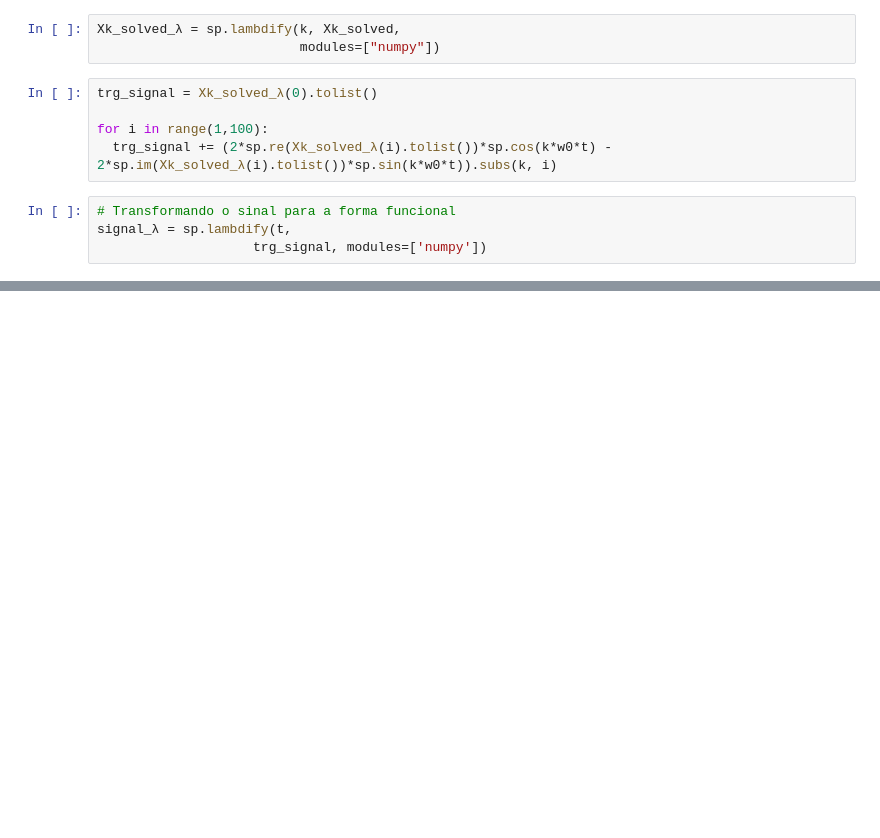
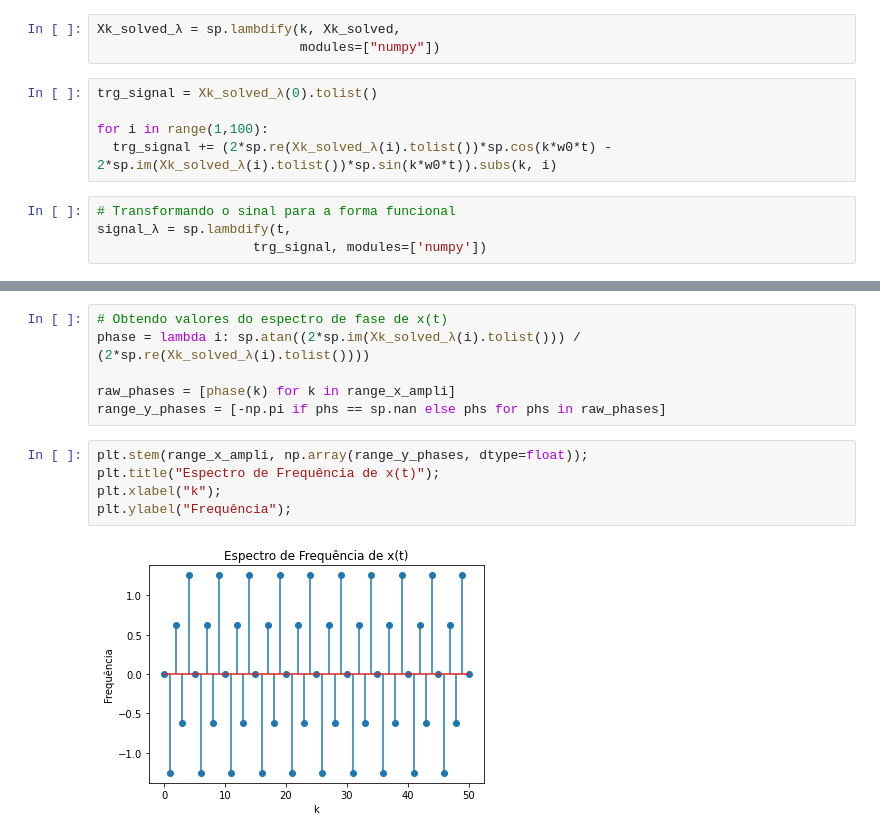
Before and after one commit to JohnGarrido/BC1509, a Jupyter notebook: test_1_notebook.ipynb, the cells around one changed output, grey strips where cells are left out. Drawn from its saved outputs; the diff is of its cells as text; blank space fills up the shorter version.

```diff
--- a/test_1_notebook.ipynb
+++ b/test_1_notebook.ipynb
@@ -295,0 +315,13 @@ Text(0, 0.5, 'Amplitude (A)')
+# %%
+# Obtendo valores do espectro de fase de x(t)
+phase = lambda i: sp.atan((2*sp.im(Xk_solved_λ(i).tolist())) / (2*sp.re(Xk_solved_λ(i).tolist())))
+
+raw_phases = [phase(k) for k in range_x_ampli]
+range_y_phases = [-np.pi if phs == sp.nan else phs for phs in raw_phases]
+# %%
+plt.stem(range_x_ampli, np.array(range_y_phases, dtype=float));
+plt.title("Espectro de Frequência de x(t)");
+plt.xlabel("k");
+plt.ylabel("Frequência");
+# %% [output]
+[figure, added]
```
Also changed, not shown: parts of 15 cells of this notebook.
